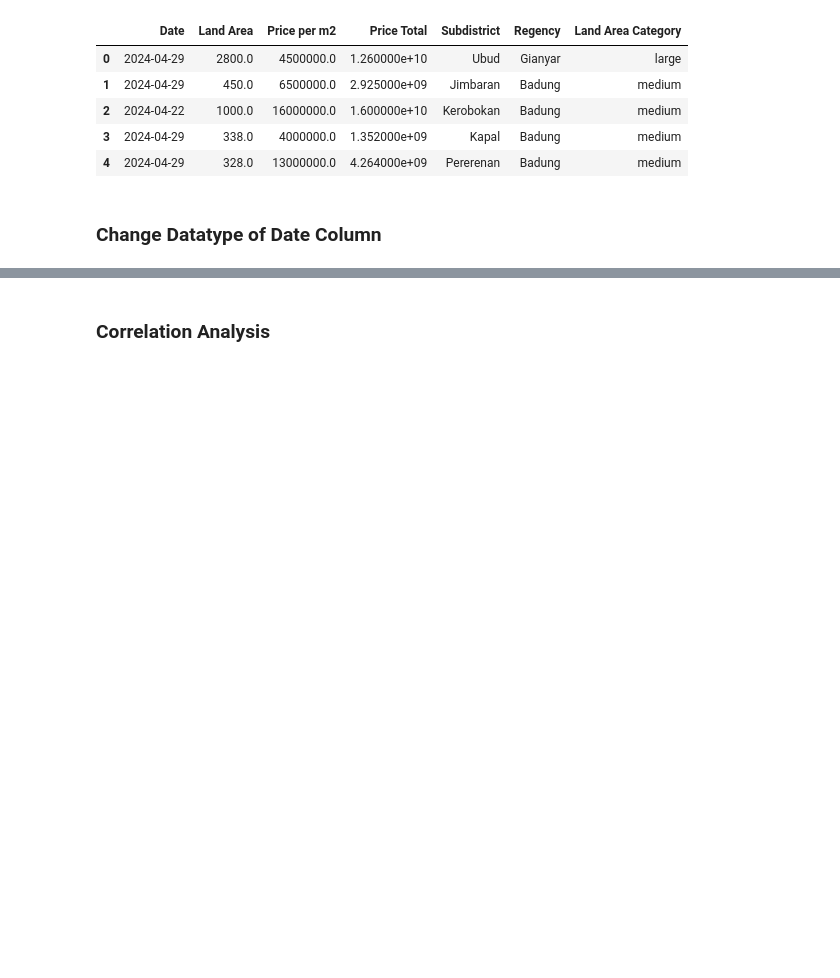
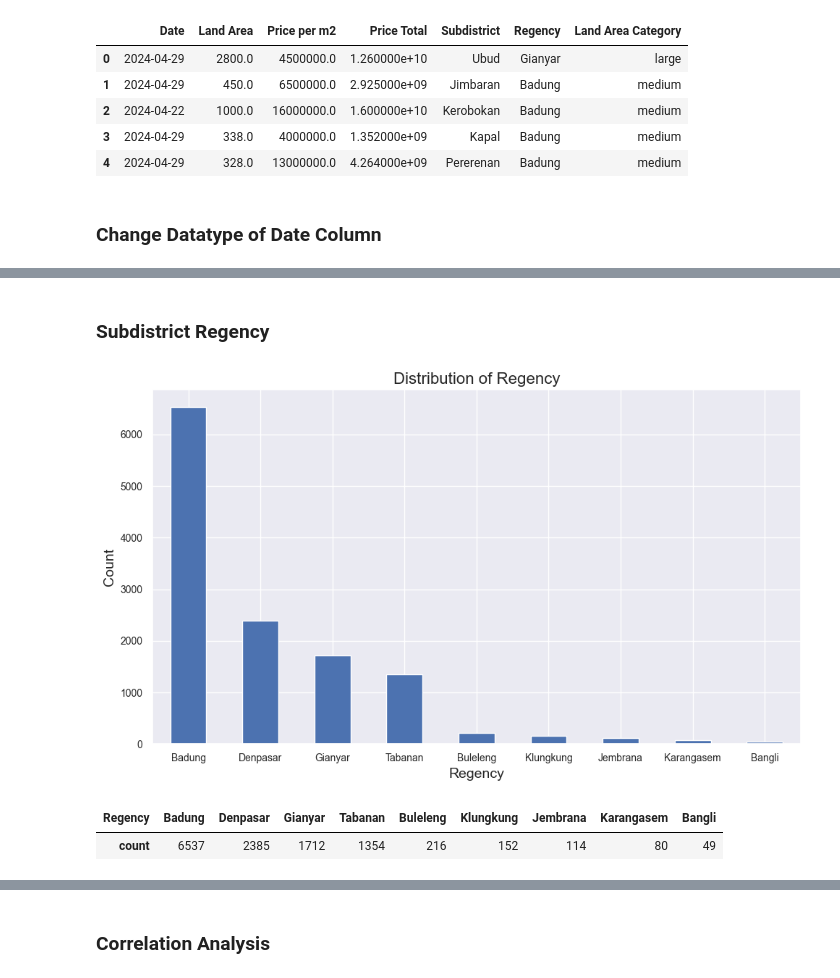
Before and after one commit to DwikaDyananda/Big-Data, a Jupyter notebook: notebooks/data_analysis.ipynb, the cells around one changed output, grey strips where cells are left out. Drawn from its saved outputs; the diff is of its cells as text; code cells hidden in the pictures; blank space fills up the shorter version.

```diff
--- a/notebooks/data_analysis.ipynb
+++ b/notebooks/data_analysis.ipynb
@@ -103,0 +168,18 @@ df['Date'] = pd.to_datetime(df['Date'])
+# %% [markdown]
+### Subdistrict Regency
+# %%
+plt.figure(figsize=(10, 6))
+df['Regency'].value_counts().sort_values(ascending=False).plot(kind='bar')
+plt.title('Distribution of Regency')
+plt.xlabel('Regency')
+plt.ylabel('Count')
+plt.xticks(rotation=0)
+plt.tight_layout()
+plt.show()
+# %% [output]
+[figure, added]
+# %%
+df['Regency'].value_counts().to_frame().T
+# %% [output]
+| Regency | Badung | Denpasar | Gianyar | Tabanan | Buleleng | Klungkung | Jembrana | Karangasem | Bangli |
+| count | 6537 | 2385 | 1712 | 1354 | 216 | 152 | 114 | 80 | 49 |
```
Also changed, not shown: parts of 35 cells of this notebook.
